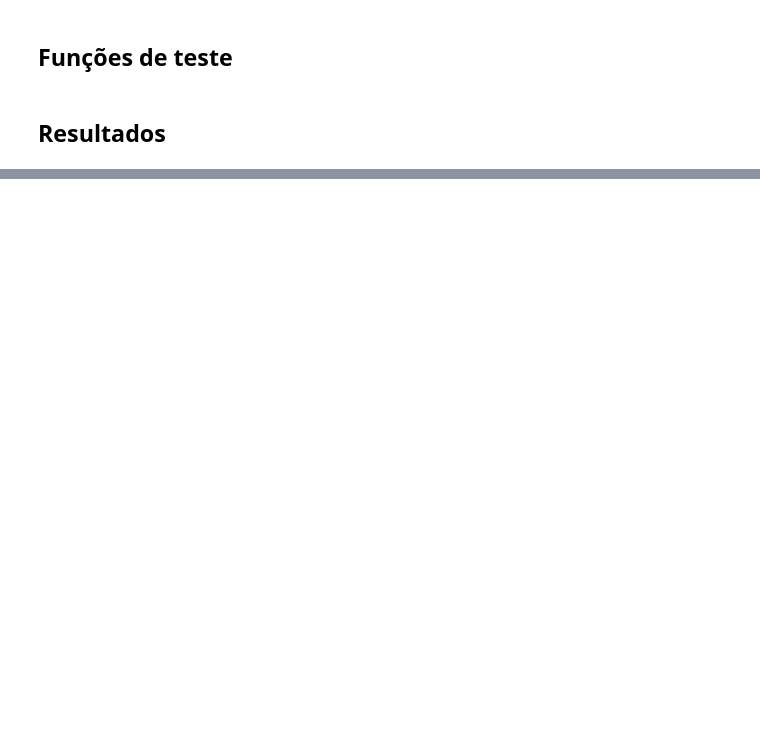
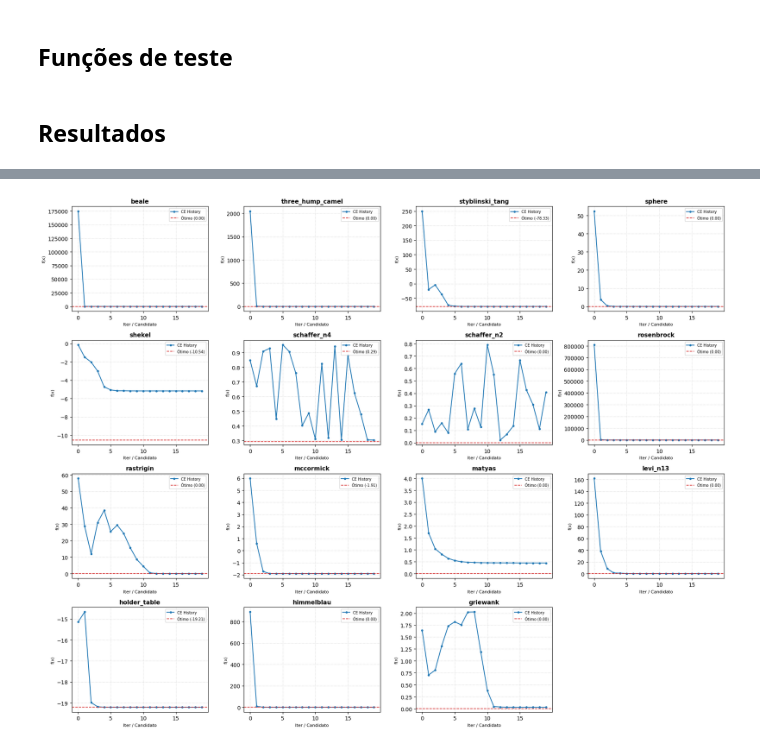
Before and after one commit to jhelsas/fuks_cem, a Jupyter notebook: Draft_Cross_Entropy.ipynb, the cells around one changed output, grey strips where cells are left out. Saved outputs shown, nothing was run; the diff lists cells and outputs as text; code cells hidden in the pictures; blank space fills up the shorter version.

```diff
--- a/Draft_Cross_Entropy.ipynb
+++ b/Draft_Cross_Entropy.ipynb
@@ -184,0 +331,5 @@ griewank           f(x)=0.009865  f*=0.000000  erro=9.86e-03  x=[-6.28 -0.  ]
+# %%
+for name, (f, n, bounds, fstar, xstar) in BENCHMARKS.items():
+    x0 = [np.mean(b) for b in bounds]          # ou sorteie um ponto
+    x = optimize_CE_v2(f, n_rounds = 20,n_in=n, bounds=[list(b) for b in bounds])[0]
+    print(f"{name:18s} f(x)={f(x):.6f}  f*={fstar:.6f}  erro={abs(f(x)-fstar):.2e}  x={np.round(x,4)}  x* = {np.round(xstar,4)}")
@@ -184,0 +352,5 @@ griewank           f(x)=0.009865  f*=0.000000  erro=9.86e-03  x=[-6.28 -0.  ]
+# %%
+for name, (f, n, bounds, fstar, xstar) in BENCHMARKS.items():
+    x0 = [np.mean(b) for b in bounds]          # ou sorteie um ponto
+    x = optimize_CE_v3(f, n_rounds = 20,n_in=n, bounds=[list(b) for b in bounds])[0]
+    print(f"{name:18s} f(x)={f(x):.6f}  f*={fstar:.6f}  erro={abs(f(x)-fstar):.2e}  x={np.round(x,4)}  x* = {np.round(xstar,4)}")
@@ -184,0 +381,44 @@ griewank           f(x)=0.009865  f*=0.000000  erro=9.86e-03  x=[-6.28 -0.  ]
+# %%
+import math
+import matplotlib.pyplot as plt
+
+# Configuração da grade de subplots
+n_benchmarks = len(BENCHMARKS)
+n_cols = 4
+n_rows = math.ceil(n_benchmarks / n_cols)
+
+fig, axes = plt.subplots(n_rows, n_cols, figsize=(18, 14), sharex=False)
+axes = axes.flatten()
+
+for idx, (name, config) in enumerate(BENCHMARKS.items()):
+    func, n_in, bounds, f_opt, x_opt = config
+
+    # Ponto inicial baseado na dimensionalidade especificada (n_in)
+    x0 = [10.0] * n_in
+
+    # Execução do algoritmo Cross-Entropy
+    res = optimize_CE_v1(func, x0=x0, n_in=n_in, bounds=bounds)
+    candidates = res[2]
+
+    # Histórico dos 20 primeiros candidatos / iterações
+    f_history = [c[2] for c in candidates[:20]]
+
+    # Plot do histórico e linha de referência do ótimo global
+    ax = axes[idx]
+    ax.plot(f_history, marker="o", markersize=3, label="CE History", color="tab:blue")
+    ax.axhline(f_opt, color="tab:red", linestyle="--", linewidth=1.2, label=f"Ótimo ({f_opt:.2f})")
+
+    ax.set_title(name, fontsize=11, fontweight="bold")
+    ax.set_xlabel("Iter / Candidato", fontsize=8)
+    ax.set_ylabel("f(x)", fontsize=8)
+    ax.grid(True, linestyle=":", alpha=0.6)
+    ax.legend(fontsize=7, loc="best")
+
+# Oculta subplots vazios restantes na grade
+for idx in range(n_benchmarks, len(axes)):
+    axes[idx].set_visible(False)
+
+plt.tight_layout()
+plt.show()
+# %% [output]
+[figure, added]
```
Also changed, not shown: parts of 13 cells of this notebook.
